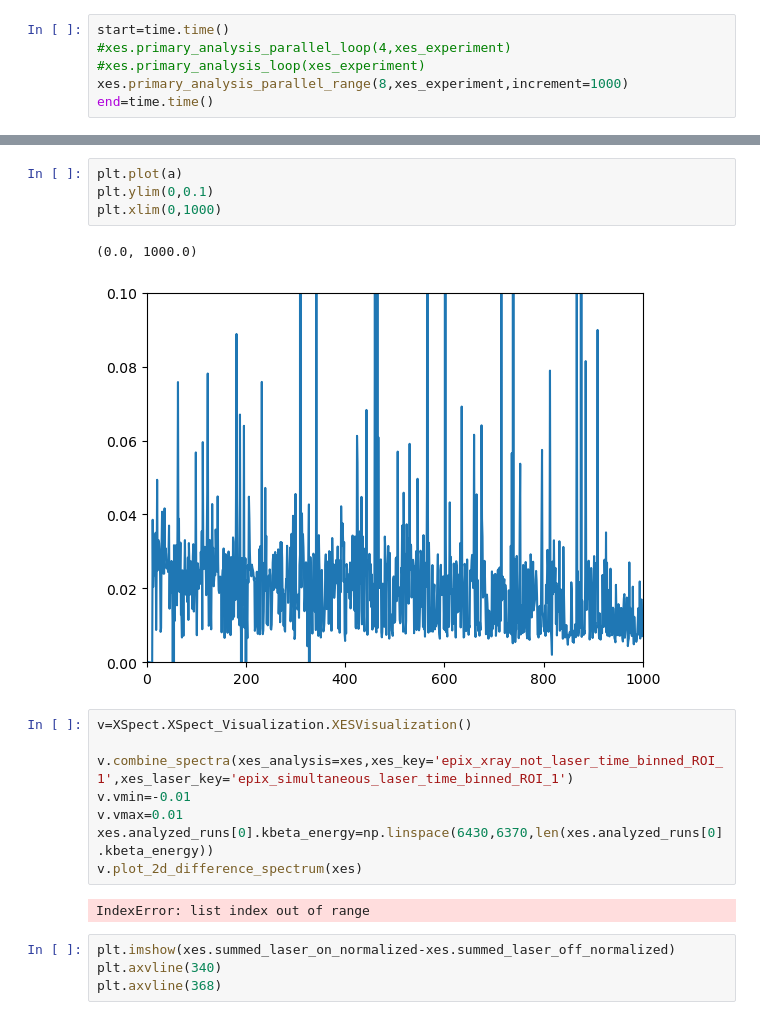
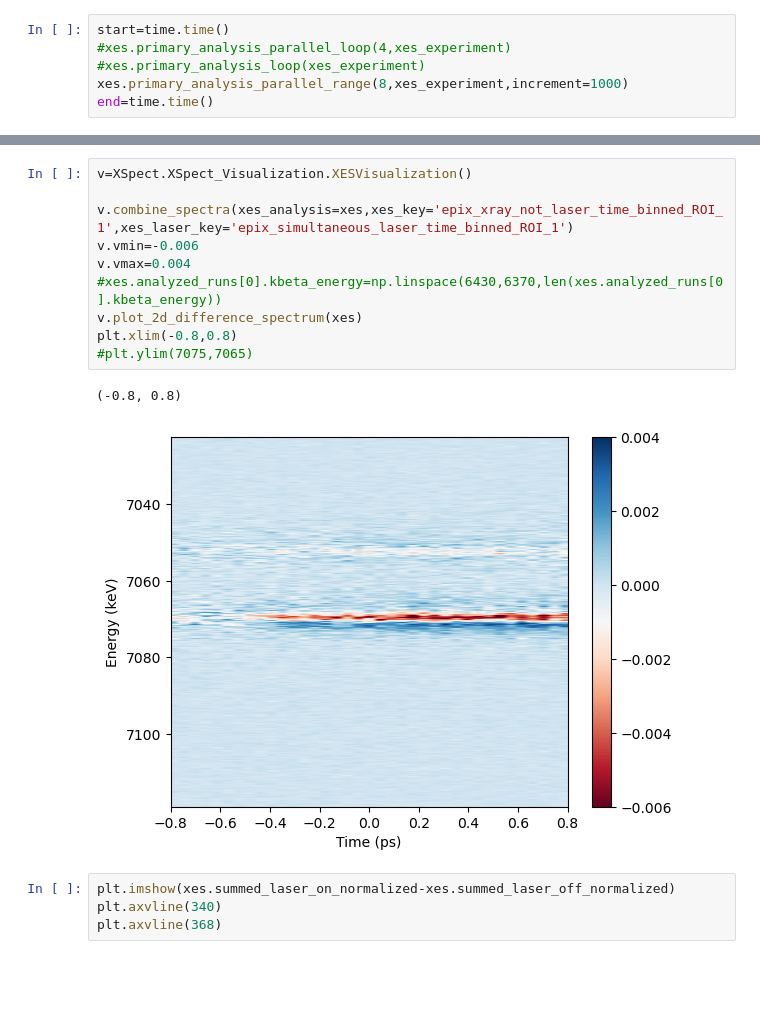
Before and after one commit to lg345/XSpect, a Jupyter notebook: XSpect_XES_mfxl1027922.ipynb, the cells around one changed output, grey strips where cells are left out. Cells and saved outputs as stored; diff of their text form; blank space fills up the shorter version.

```diff
--- a/XSpect_XES_mfxl1027922.ipynb
+++ b/XSpect_XES_mfxl1027922.ipynb
@@ -71,20 +49,16 @@ SyntaxError: invalid syntax (3909372002.py, line 1)
-# %%
-plt.plot(a)
-plt.ylim(0,0.1)
-plt.xlim(0,1000)
-# %% [output]
-(0.0, 1000.0)
-[figure, removed]
 # %%
 v=XSpect.XSpect_Visualization.XESVisualization()
 
 v.combine_spectra(xes_analysis=xes,xes_key='epix_xray_not_laser_time_binned_ROI_1',xes_laser_key='epix_simultaneous_laser_time_binned_ROI_1')
-v.vmin=-0.01
-v.vmax=0.01
-xes.analyzed_runs[0].kbeta_energy=np.linspace(6430,6370,len(xes.analyzed_runs[0].kbeta_energy))
+v.vmin=-0.006
+v.vmax=0.004
+#xes.analyzed_runs[0].kbeta_energy=np.linspace(6430,6370,len(xes.analyzed_runs[0].kbeta_energy))
 v.plot_2d_difference_spectrum(xes)
+plt.xlim(-0.8,0.8)
+#plt.ylim(7075,7065)
 # %% [output]
-IndexError: list index out of range
+(-0.8, 0.8)
+[figure, added]
 # %%
 plt.imshow(xes.summed_laser_on_normalized-xes.summed_laser_off_normalized)
 plt.axvline(340)
```
Also changed, not shown: parts of 12 cells of this notebook, 1 other file.
